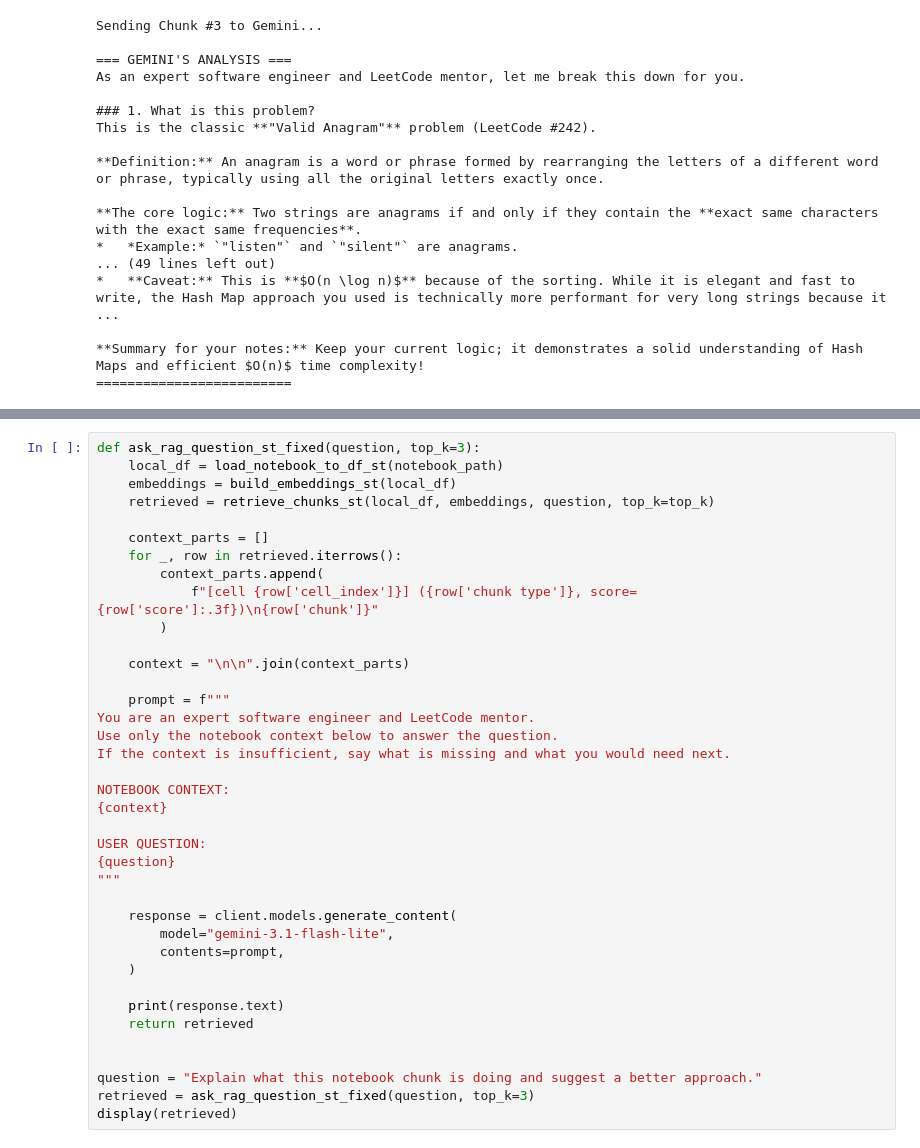
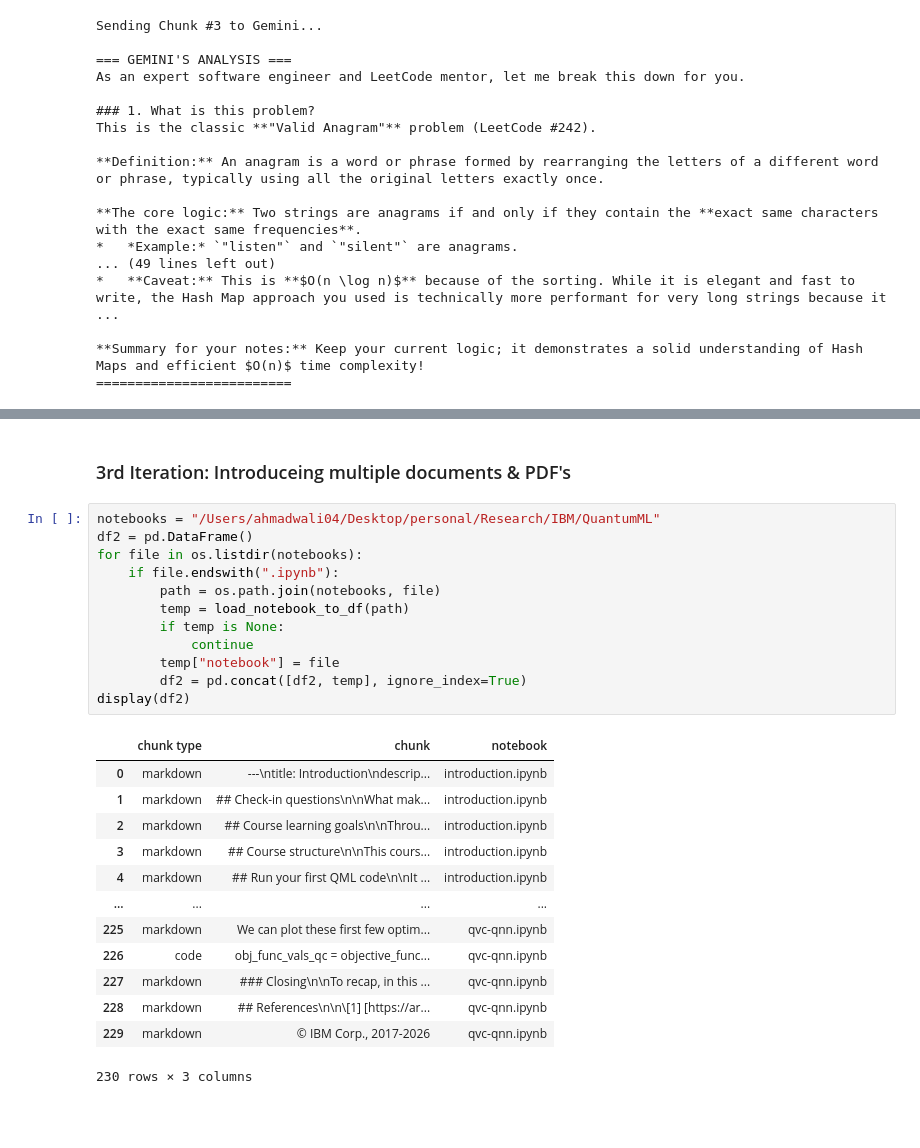
Before and after one commit to AhmadWali04/JupyterNoteGraph, a Jupyter notebook: testing.ipynb, the cells around one changed output, grey strips where cells are left out. Cells and saved outputs as stored; diff of their text form; blank space fills up the shorter version.

```diff
--- a/testing.ipynb
+++ b/testing.ipynb
@@ -191,38 +214,28 @@ TypeError: tuple indices must be integers or slices, not str
-# %%
-def ask_rag_question_st_fixed(question, top_k=3):
-    local_df = load_notebook_to_df_st(notebook_path)
-    embeddings = build_embeddings_st(local_df)
-    retrieved = retrieve_chunks_st(local_df, embeddings, question, top_k=top_k)
-
-    context_parts = []
-    for _, row in retrieved.iterrows():
-        context_parts.append(
-            f"[cell {row['cell_index']}] ({row['chunk type']}, score={row['score']:.3f})\n{row['chunk']}"
-        )
-
-    context = "\n\n".join(context_parts)
-
-    prompt = f"""
-You are an expert software engineer and LeetCode mentor.
-Use only the notebook context below to answer the question.
-If the context is insufficient, say what is missing and what you would need next.
-
-NOTEBOOK CONTEXT:
-{context}
-
-USER QUESTION:
-{question}
-"""
-
-    response = client.models.generate_content(
-        model="gemini-3.1-flash-lite",
-        contents=prompt,
-    )
-
-    print(response.text)
-    return retrieved
-
-
-question = "Explain what this notebook chunk is doing and suggest a better approach."
-retrieved = ask_rag_question_st_fixed(question, top_k=3)
-display(retrieved)
+# %% [markdown]
+### 3rd Iteration: Introduceing multiple documents & PDF's
+# %%
+notebooks = "/Users/ahmadwali04/Desktop/personal/Research/IBM/QuantumML"
+df2 = pd.DataFrame()
+for file in os.listdir(notebooks):
+    if file.endswith(".ipynb"):
+        path = os.path.join(notebooks, file)
+        temp = load_notebook_to_df(path)
+        if temp is None:
+            continue
+        temp["notebook"] = file
+        df2 = pd.concat([df2, temp], ignore_index=True)
+display(df2)
+# %% [output]
+|  | chunk type | chunk | notebook |
+| 0 | markdown | ---\ntitle: Introduction\ndescrip... | introduction.ipynb |
+| 1 | markdown | ## Check-in questions\n\nWhat mak... | introduction.ipynb |
+| 2 | markdown | ## Course learning goals\n\nThrou... | introduction.ipynb |
+| 3 | markdown | ## Course structure\n\nThis cours... | introduction.ipynb |
+| 4 | markdown | ## Run your first QML code\n\nIt ... | introduction.ipynb |
+| ... | ... | ... | ... |
+| 225 | markdown | We can plot these first few optim... | qvc-qnn.ipynb |
+| 226 | code | obj_func_vals_qc = objective_func... | qvc-qnn.ipynb |
+| 227 | markdown | ### Closing\n\nTo recap, in this ... | qvc-qnn.ipynb |
+| 228 | markdown | ## References\n\n\[1] [https://ar... | qvc-qnn.ipynb |
+| 229 | markdown | © IBM Corp., 2017-2026 | qvc-qnn.ipynb |
+230 rows × 3 columns
```
Also changed, not shown: parts of 8 cells of this notebook, 3 other files.
